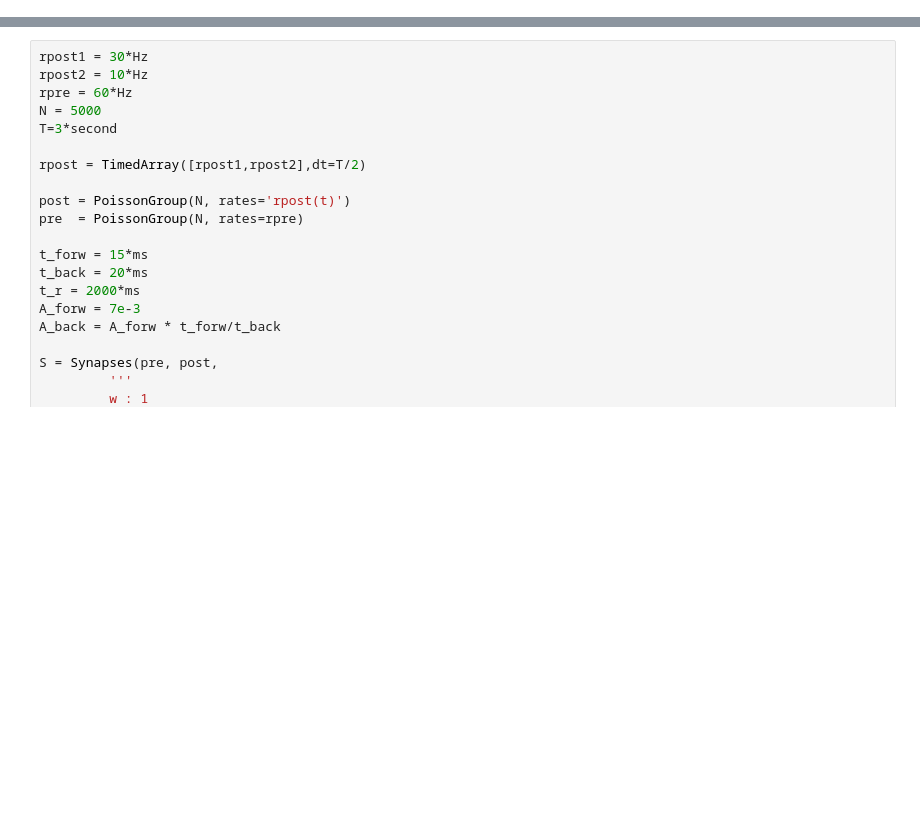
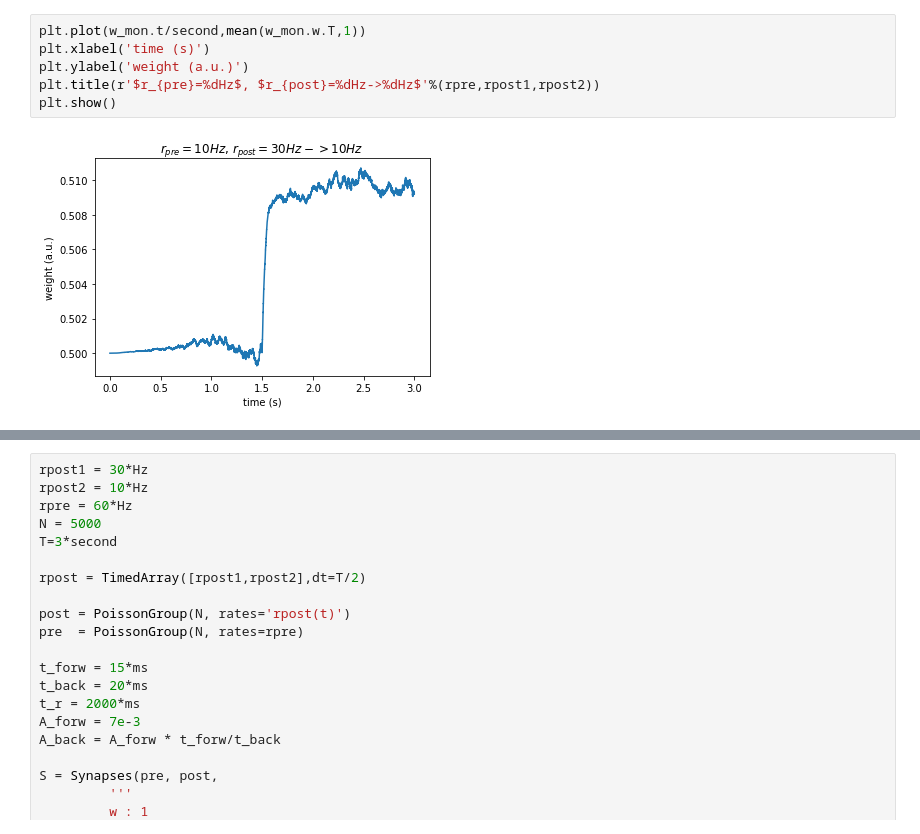
Before and after one commit to JakenCool/Spiking_STDP, a Jupyter notebook: DifferentialRuleBrian2PostRateWeighted.ipynb, the cells around one changed output, grey strips where cells are left out. Cells and saved outputs as stored; diff of their text form; blank space fills up the shorter version.

Commit message:
change PostRateWeighted

```diff
--- a/DifferentialRuleBrian2PostRateWeighted.ipynb
+++ b/DifferentialRuleBrian2PostRateWeighted.ipynb
@@ -7,0 +55,8 @@ You can call "clear_cache('cython')" to delete all files from the cache or manua
+# %%
+plt.plot(w_mon.t/second,mean(w_mon.w.T,1))
+plt.xlabel('time (s)')
+plt.ylabel('weight (a.u.)')
+plt.title(r'$r_{pre}=%dHz$, $r_{post}=%dHz->%dHz$'%(rpre,rpost1,rpost2))
+plt.show()
+# %% [output]
+[figure, added]
```
Also changed, not shown: parts of 5 cells of this notebook, 1 other file.
